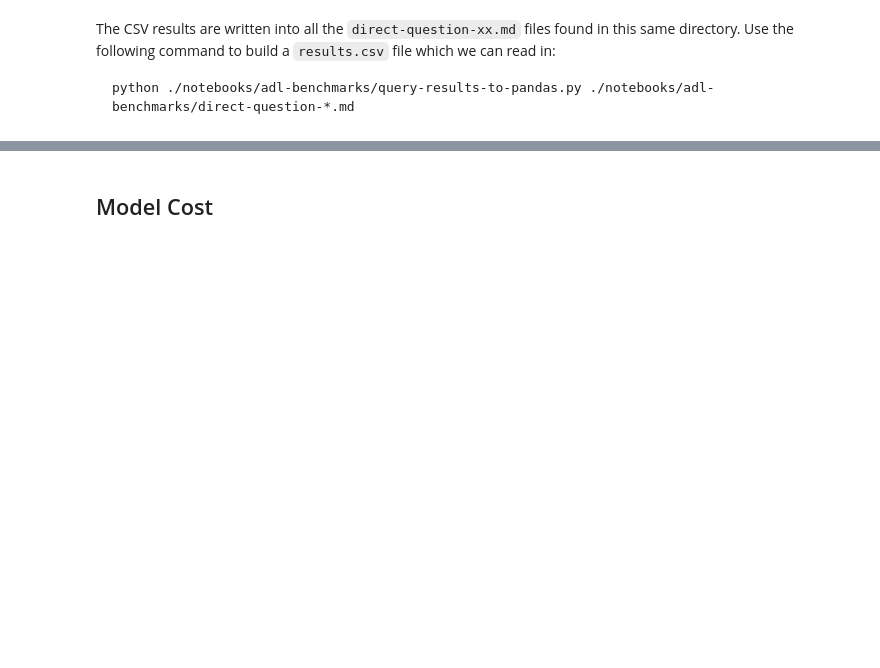
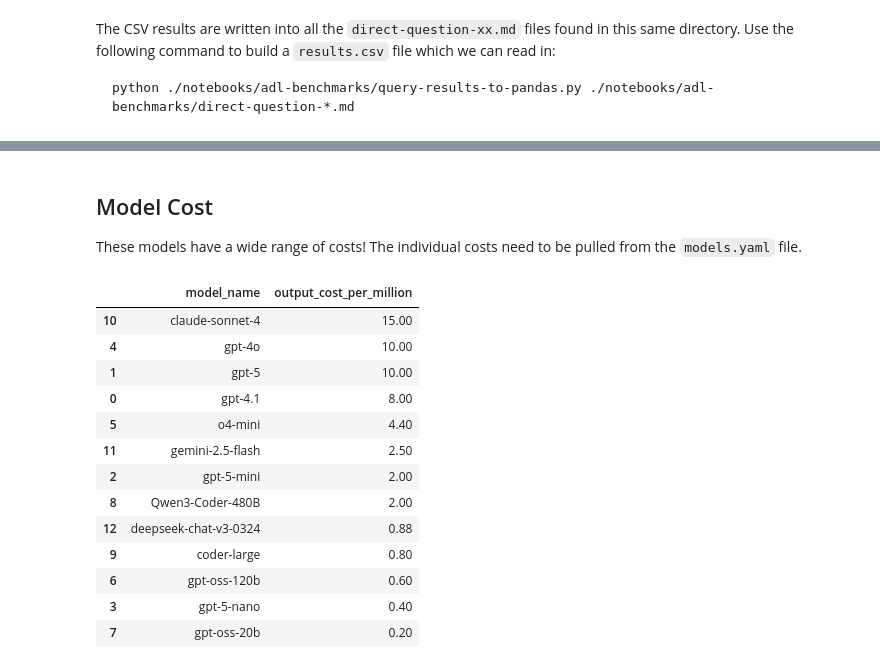
Before and after one commit to gordonwatts/atlas-plot-agent, a Jupyter notebook: notebooks/adl-benchmarks/direct-query-analysis.ipynb, the cells around one changed output, grey strips where cells are left out. Cells and saved outputs as stored; diff of their text form; code cells hidden in the pictures; blank space fills up the shorter version.

```diff
--- a/notebooks/adl-benchmarks/direct-query-analysis.ipynb
+++ b/notebooks/adl-benchmarks/direct-query-analysis.ipynb
@@ -32,3 +50,5 @@ Index(['Model(s)', 'Time (s)', 'Prompt Tokens', 'Completion Tokens',
       dtype='object')
 # %% [markdown]
 ## Model Cost
+
+These models have a wide range of costs! The individual costs need to be pulled from the `models.yaml` file.
@@ -34,0 +60,18 @@ Index(['Model(s)', 'Time (s)', 'Prompt Tokens', 'Completion Tokens',
+# %%
+model_info_sorted = model_info.sort_values(by="output_cost_per_million", ascending=False)
+model_info_sorted
+# %% [output]
+|  | model_name | output_cost_per_million |
+| 10 | claude-sonnet-4 | 15.00 |
+| 4 | gpt-4o | 10.00 |
+| 1 | gpt-5 | 10.00 |
+| 0 | gpt-4.1 | 8.00 |
+| 5 | o4-mini | 4.40 |
+| 11 | gemini-2.5-flash | 2.50 |
+| 2 | gpt-5-mini | 2.00 |
+| 8 | Qwen3-Coder-480B | 2.00 |
+| 12 | deepseek-chat-v3-0324 | 0.88 |
+| 9 | coder-large | 0.80 |
+| 6 | gpt-oss-120b | 0.60 |
+| 3 | gpt-5-nano | 0.40 |
+| 7 | gpt-oss-20b | 0.20 |
```
Also changed, not shown: parts of 10 cells of this notebook.
